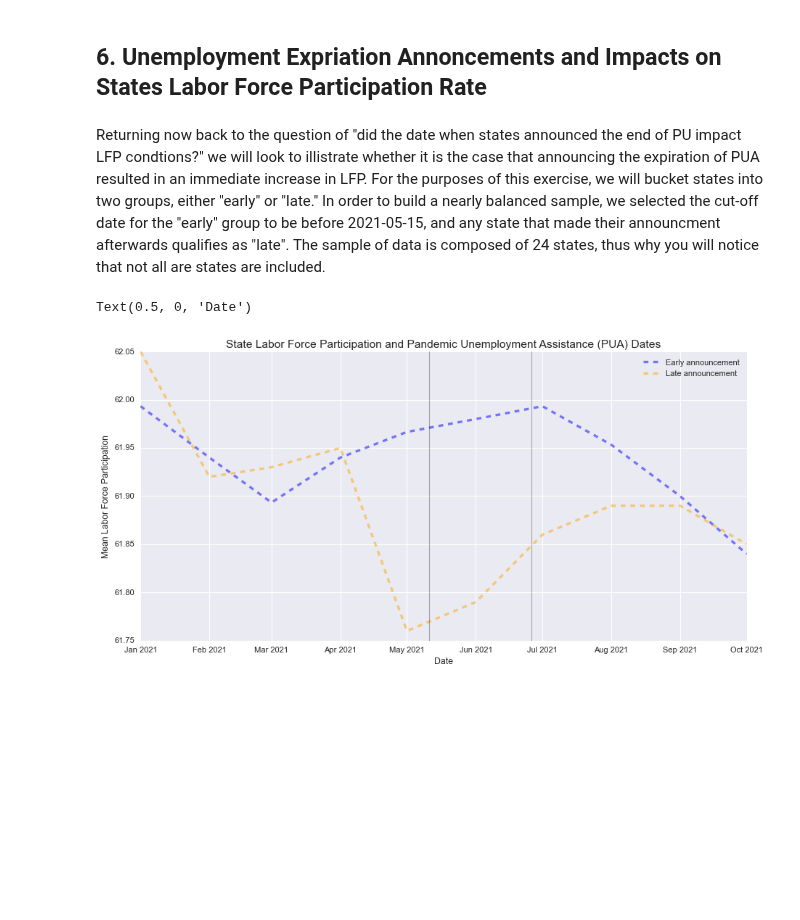
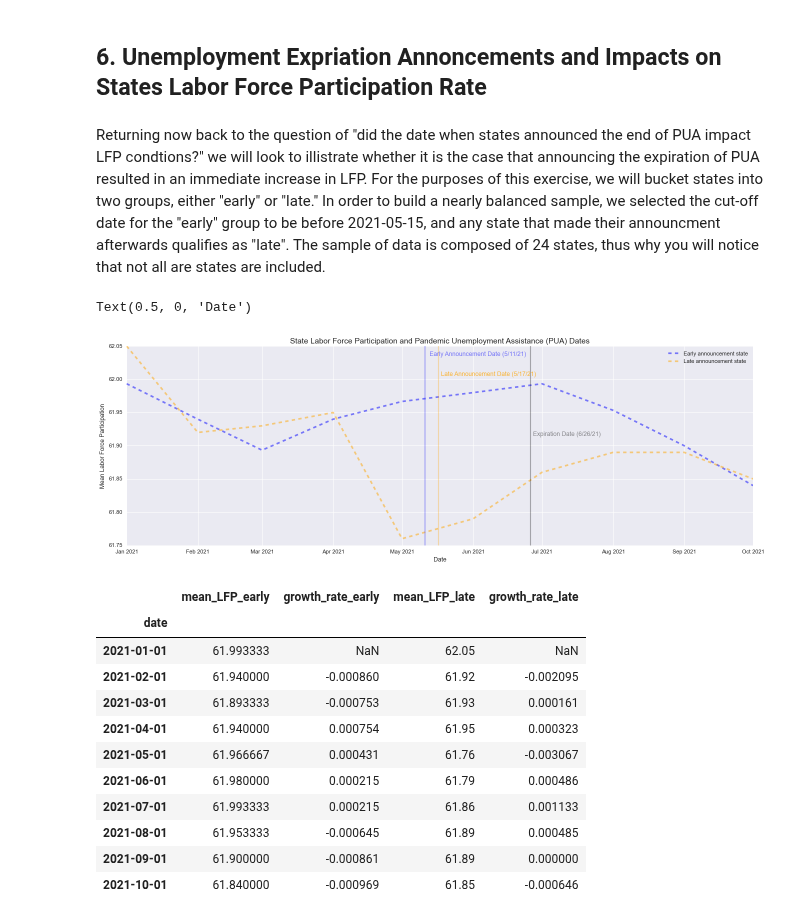
Before and after one commit to vgm236/ferrante_moreira_data_project, a Jupyter notebook: app/ferrante_moreira_project.ipynb, the cells around one changed output. Saved outputs shown, nothing was run; the diff lists cells and outputs as text; code cells hidden in the pictures; blank space fills up the shorter version.

Commit message:
updated annc_date plot and results

```diff
--- a/app/ferrante_moreira_project.ipynb
+++ b/app/ferrante_moreira_project.ipynb
@@ -482,6 +482,7 @@ us_state_to_abbrev = {
     "Colorado": "CO",
     "Connecticut": "CT",
     "Delaware": "DE",
+    "District of Columbia" : "DC",
     "Florida": "FL",
     "Georgia": "GA",
     "Hawaii": "HI",
@@ -897,7 +898,7 @@ With the exception of the recessions of 1979 and 1981, it is clear that these co
 # %% [markdown]
 ## 6. Unemployment Expriation Annoncements and Impacts on States Labor Force Participation Rate
 # %% [markdown]
-Returning now back to the question of "did the date when states announced the end of PU impact LFP condtions?" we will look to illistrate whether it is the case that announcing the expiration of PUA resulted in an immediate increase in LFP. For the purposes of this exercise, we will bucket states into two groups, either "early" or "late." In order to build a nearly balanced sample, we selected the cut-off date for the "early" group to be before 2021-05-15, and any state that made their announcment afterwards qualifies as "late". The sample of data is composed of 24 states, thus why you will notice that not all are states are included.
+Returning now back to the question of "did the date when states announced the end of PUA impact LFP condtions?" we will look to illistrate whether it is the case that announcing the expiration of PUA resulted in an immediate increase in LFP. For the purposes of this exercise, we will bucket states into two groups, either "early" or "late." In order to build a nearly balanced sample, we selected the cut-off date for the "early" group to be before 2021-05-15, and any state that made their announcment afterwards qualifies as "late". The sample of data is composed of 24 states, thus why you will notice that not all are states are included.
 # %%
 # Break the states into two groups, early announcement and late announcement
 # Early announcement qualifies as announcements proir to 2021-05-15
@@ -921,22 +922,66 @@ ui_late = ui[['FL', 'IN', 'LA', 'MD', 'NE', 'NH', 'OH', 'OK', 'TX', 'WV']].mean(
 # %%
 # Create plot showing early and late announcement states LFP
 import datetime as dt
 
-fig, ax = plt.subplots(figsize=(12,6))
+fig, ax = plt.subplots(figsize=(18,6))
 
 ax.plot(ui_early, color = 'b', alpha=0.5, linewidth=3, linestyle='--' )
 ax.plot(ui_late, color = 'orange', alpha=0.5, linewidth=3, linestyle ='--')
 
-# Vertical lines showing the mode for announcement date and expiration date
-plt.axvline(dt.datetime(2021,5,11), color='black', alpha=0.3, linewidth=1)
-plt.axvline(dt.datetime(2021,6,26), color='black', alpha=0.3, linewidth=1)
+# Most frequent announcement dates for "early" and "late" states
+plt.axvline(dt.datetime(2021,5,11), color='b', alpha=0.3, linewidth=2)
+plt.axvline(dt.datetime(2021,5,17), color='orange', alpha=0.3, linewidth=2)
 
-plt.annotate("Announced Expriation", xy=[dt.datetime(2021,5,13), .5])
-plt.legend(["Early announcement", "Late announcement"])
+# Most frequent expiration date of "early" and "late" states
+plt.axvline(dt.datetime(2021,6,26), color='black', alpha=0.3, linewidth=2)
+
+trans = ax.get_xaxis_transform()
+
+plt.text(
+    dt.datetime(2021,5,13), 0.95, "Early Announcement Date (5/11/21)",
+    transform=trans, alpha=0.5, fontsize=11, color='b')
+
+plt.text(
+    dt.datetime(2021,5,18), 0.85, "Late Announcement Date (5/17/21)",
+    transform=trans, alpha=0.8, fontsize=11, color='orange')
+
+plt.text(
+    dt.datetime(2021,6,27), 0.55, "Expiration Date (6/26/21)",
+    transform=trans, alpha=0.5, fontsize=11)
+
+plt.legend(["Early announcement state", "Late announcement state"])
 
 plt.title("State Labor Force Participation and Pandemic Unemployment Assistance (PUA) Dates", fontsize=14)
 plt.ylabel("Mean Labor Force Participation")
 plt.xlabel("Date")
 # %% [output]
 Text(0.5, 0, 'Date')
-[figure, old version]
+[figure, new version]
+# %%
+# Create table for percentage change in mean LFP for "early" states
+early = pd.DataFrame(ui_early)
+name_early = {0 : "mean_LFP_early"}
+early = early.rename(columns=name_early)
+early["growth_rate_early"] = ((early["mean_LFP_early"] - early["mean_LFP_early"].shift()) / early["mean_LFP_early"].shift())
+
+# Create table for percentage change in mean LFP for "late" states
+late = pd.DataFrame(ui_late)
+name_late = {0 : "mean_LFP_late"}
+late = late.rename(columns=name_late)
+late["growth_rate_late"] = ((late["mean_LFP_late"] - late["mean_LFP_late"].shift()) / late["mean_LFP_late"].shift())
+
+# Merge to have one table
+early.merge(late, on="date", how="left")
+# %% [output]
+|  | mean_LFP_early | growth_rate_early | mean_LFP_late | growth_rate_late |
+| date |  |  |  |  |
+| 2021-01-01 | 61.993333 | NaN | 62.05 | NaN |
+| 2021-02-01 | 61.940000 | -0.000860 | 61.92 | -0.002095 |
+| 2021-03-01 | 61.893333 | -0.000753 | 61.93 | 0.000161 |
+| 2021-04-01 | 61.940000 | 0.000754 | 61.95 | 0.000323 |
+| 2021-05-01 | 61.966667 | 0.000431 | 61.76 | -0.003067 |
+| 2021-06-01 | 61.980000 | 0.000215 | 61.79 | 0.000486 |
+| 2021-07-01 | 61.993333 | 0.000215 | 61.86 | 0.001133 |
+| 2021-08-01 | 61.953333 | -0.000645 | 61.89 | 0.000485 |
+| 2021-09-01 | 61.900000 | -0.000861 | 61.89 | 0.000000 |
+| 2021-10-01 | 61.840000 | -0.000969 | 61.85 | -0.000646 |
```
Also changed, not shown: parts of 3 cells of this notebook.
